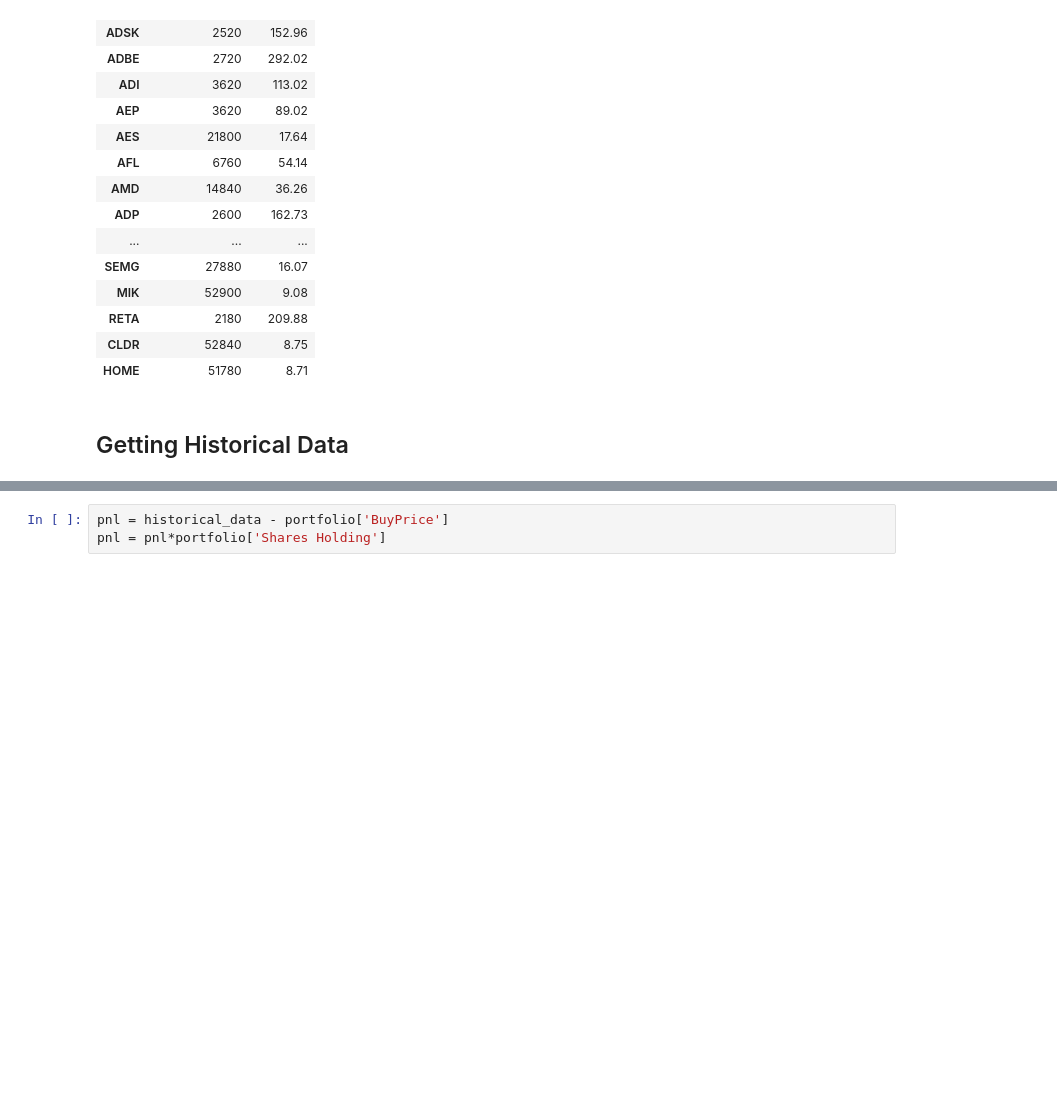
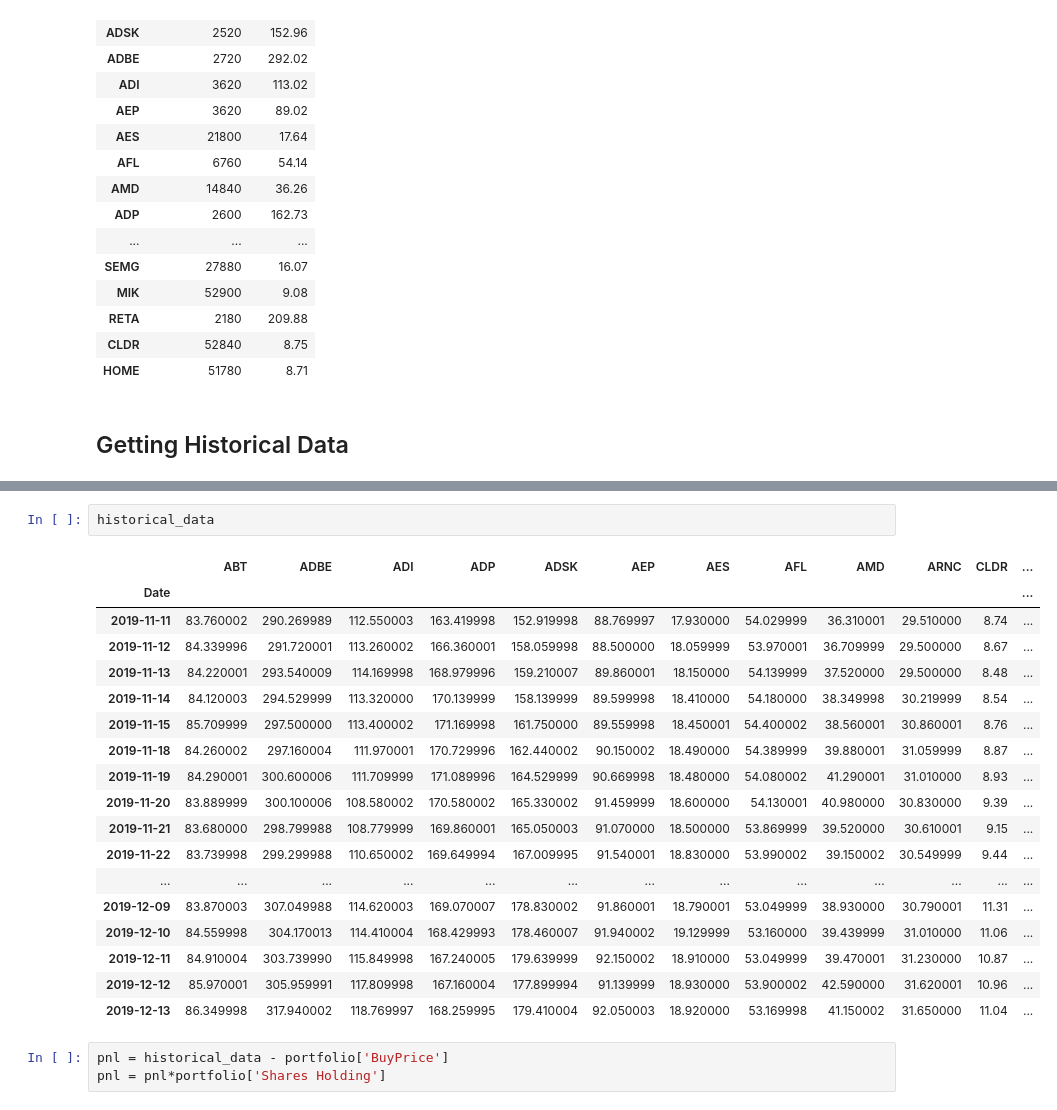
Before and after one commit to arifmoh2/PortfolioCaseCompetition, a Jupyter notebook: Portfolio PnL.ipynb, the cells around one changed output, grey strips where cells are left out. Saved outputs shown, nothing was run; the diff lists cells and outputs as text; blank space fills up the shorter version.

```diff
--- a/Portfolio PnL.ipynb
+++ b/Portfolio PnL.ipynb
@@ -123,5 +123,26 @@ historical_data = yf.download(list(portfolio.index),
 # %% [output]
 [*********************100%***********************]  20 of 20 completed
+# %%
+historical_data
+# %% [output]
+|  | ABT | ADBE | ADI | ADP | ADSK | AEP | AES | AFL | AMD | ARNC | CLDR | ... |
+| Date |  |  |  |  |  |  |  |  |  |  |  | ... |
+| 2019-11-11 | 83.760002 | 290.269989 | 112.550003 | 163.419998 | 152.919998 | 88.769997 | 17.930000 | 54.029999 | 36.310001 | 29.510000 | 8.74 | ... |
+| 2019-11-12 | 84.339996 | 291.720001 | 113.260002 | 166.360001 | 158.059998 | 88.500000 | 18.059999 | 53.970001 | 36.709999 | 29.500000 | 8.67 | ... |
+| 2019-11-13 | 84.220001 | 293.540009 | 114.169998 | 168.979996 | 159.210007 | 89.860001 | 18.150000 | 54.139999 | 37.520000 | 29.500000 | 8.48 | ... |
+| 2019-11-14 | 84.120003 | 294.529999 | 113.320000 | 170.139999 | 158.139999 | 89.599998 | 18.410000 | 54.180000 | 38.349998 | 30.219999 | 8.54 | ... |
+| 2019-11-15 | 85.709999 | 297.500000 | 113.400002 | 171.169998 | 161.750000 | 89.559998 | 18.450001 | 54.400002 | 38.560001 | 30.860001 | 8.76 | ... |
+| 2019-11-18 | 84.260002 | 297.160004 | 111.970001 | 170.729996 | 162.440002 | 90.150002 | 18.490000 | 54.389999 | 39.880001 | 31.059999 | 8.87 | ... |
+| 2019-11-19 | 84.290001 | 300.600006 | 111.709999 | 171.089996 | 164.529999 | 90.669998 | 18.480000 | 54.080002 | 41.290001 | 31.010000 | 8.93 | ... |
+| 2019-11-20 | 83.889999 | 300.100006 | 108.580002 | 170.580002 | 165.330002 | 91.459999 | 18.600000 | 54.130001 | 40.980000 | 30.830000 | 9.39 | ... |
+| 2019-11-21 | 83.680000 | 298.799988 | 108.779999 | 169.860001 | 165.050003 | 91.070000 | 18.500000 | 53.869999 | 39.520000 | 30.610001 | 9.15 | ... |
+| 2019-11-22 | 83.739998 | 299.299988 | 110.650002 | 169.649994 | 167.009995 | 91.540001 | 18.830000 | 53.990002 | 39.150002 | 30.549999 | 9.44 | ... |
+| ... | ... | ... | ... | ... | ... | ... | ... | ... | ... | ... | ... | ... |
+| 2019-12-09 | 83.870003 | 307.049988 | 114.620003 | 169.070007 | 178.830002 | 91.860001 | 18.790001 | 53.049999 | 38.930000 | 30.790001 | 11.31 | ... |
+| 2019-12-10 | 84.559998 | 304.170013 | 114.410004 | 168.429993 | 178.460007 | 91.940002 | 19.129999 | 53.160000 | 39.439999 | 31.010000 | 11.06 | ... |
+| 2019-12-11 | 84.910004 | 303.739990 | 115.849998 | 167.240005 | 179.639999 | 92.150002 | 18.910000 | 53.049999 | 39.470001 | 31.230000 | 10.87 | ... |
+| 2019-12-12 | 85.970001 | 305.959991 | 117.809998 | 167.160004 | 177.899994 | 91.139999 | 18.930000 | 53.900002 | 42.590000 | 31.620001 | 10.96 | ... |
+| 2019-12-13 | 86.349998 | 317.940002 | 118.769997 | 168.259995 | 179.410004 | 92.050003 | 18.920000 | 53.169998 | 41.150002 | 31.650000 | 11.04 | ... |
 # %%
 pnl = historical_data - portfolio['BuyPrice']
 pnl = pnl*portfolio['Shares Holding']
```
Also changed, not shown: parts of 2 cells of this notebook, 2 other files.
